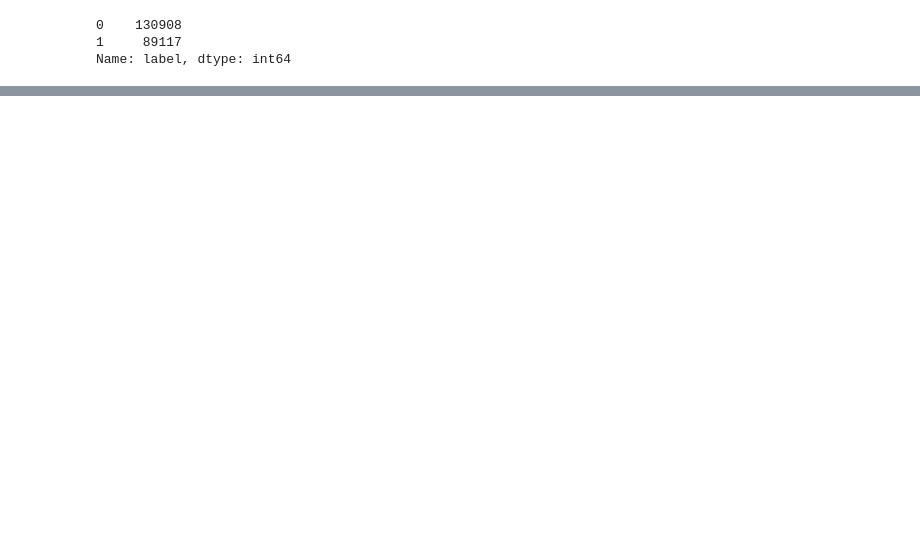
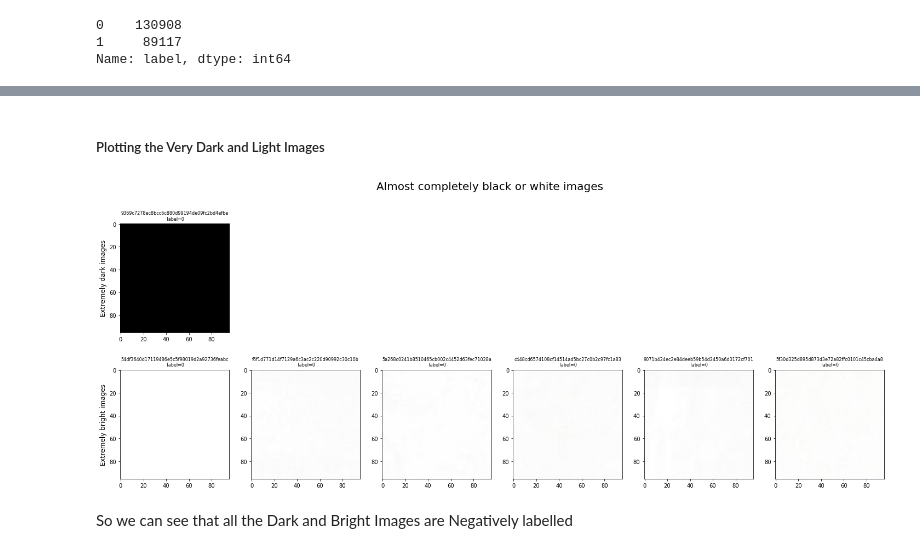
Before and after one commit to priyanku987/Metastatic_Cancer_Detection, a Jupyter notebook: Metastatic Cancer detecion.ipynb, the cells around one changed output, grey strips where cells are left out. Cells and saved outputs as stored; diff of their text form; code cells hidden in the pictures; blank space fills up the shorter version.

```diff
--- a/Metastatic Cancer detecion.ipynb
+++ b/Metastatic Cancer detecion.ipynb
@@ -58,0 +226,31 @@ Text(0, 0.5, 'Positive(Tumor) tissue samples')
+# %% [markdown]
+##### Plotting the Very Dark and Light Images
+# %%
+fig, ax = plt.subplots(2,6, figsize=(25,9))
+fig.suptitle('Almost completely black or white images',fontsize=20)
+# Too dark
+i = 0
+for idx in np.asarray(too_dark_idx)[:min(6, len(too_dark_idx))]:
+    lbl = shuffled_data[shuffled_data['id'] == idx]['label'].values[0]
+    path = os.path.join(train_path, idx)
+    ax[0,i].imshow(readCroppedImage(path + '.tif', augmentations = False))
+    ax[0,i].set_title(idx + '\n label=' + str(lbl), fontsize = 8)
+    i += 1
+ax[0,0].set_ylabel('Extremely dark images', size='large')
+for j in range(min(6, len(too_dark_idx)), 6):
+    ax[0,j].axis('off') # hide axes if there are less than 6
+# Too bright
+i = 0
+for idx in np.asarray(too_bright_idx)[:min(6, len(too_bright_idx))]:
+    lbl = shuffled_data[shuffled_data['id'] == idx]['label'].values[0]
+    path = os.path.join(train_path, idx)
+    ax[1,i].imshow(readCroppedImage(path + '.tif', augmentations = False))
+    ax[1,i].set_title(idx + '\n label=' + str(lbl), fontsize = 8)
+    i += 1
+ax[1,0].set_ylabel('Extremely bright images', size='large')
+for j in range(min(6, len(too_bright_idx)), 6):
+    ax[1,j].axis('off') # hide axes if there are less than 6
+# %% [output]
+[figure, added]
+# %% [markdown]
+So we can see that all the Dark and Bright Images are Negatively labelled
```
Also changed, not shown: parts of 14 cells of this notebook, 1 other file.
